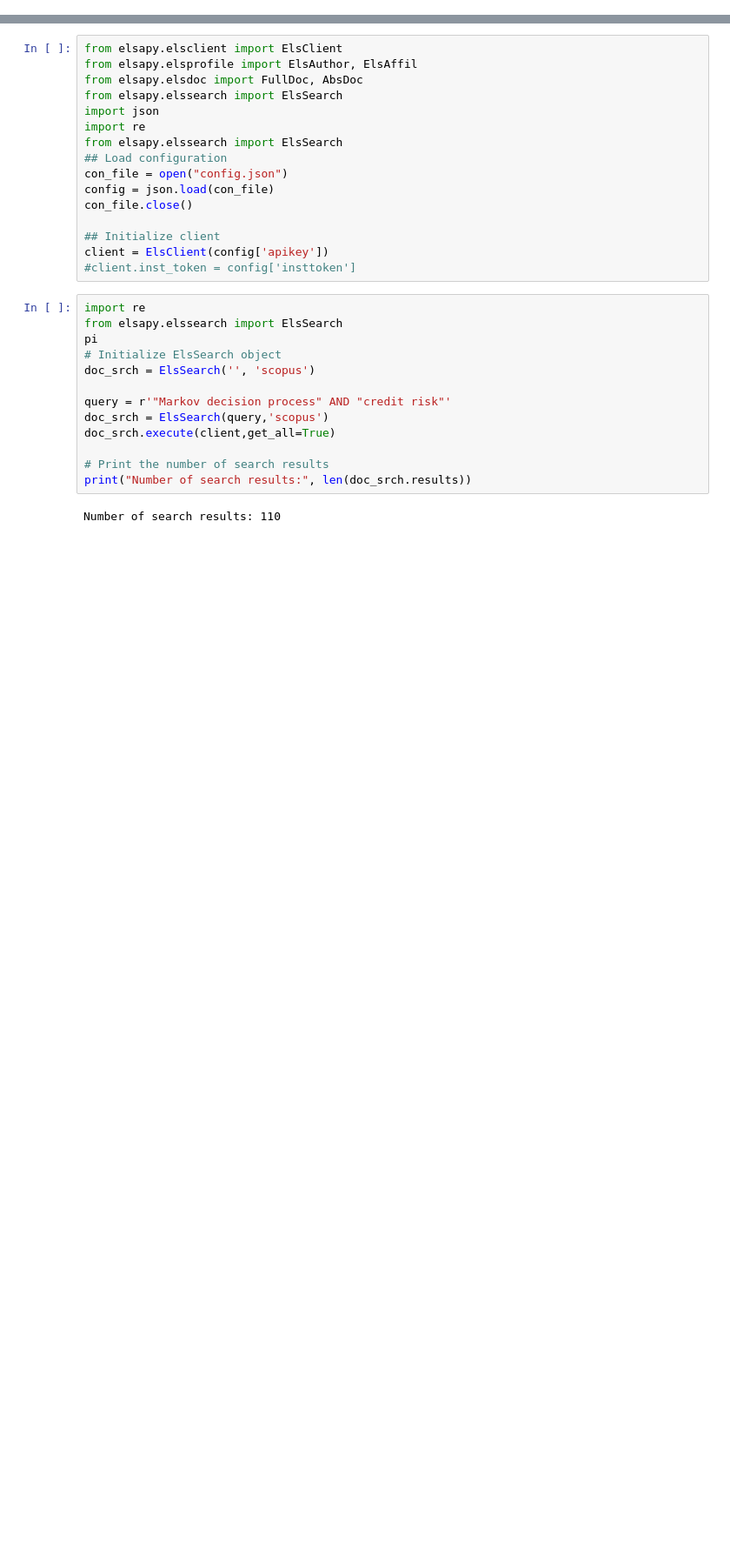
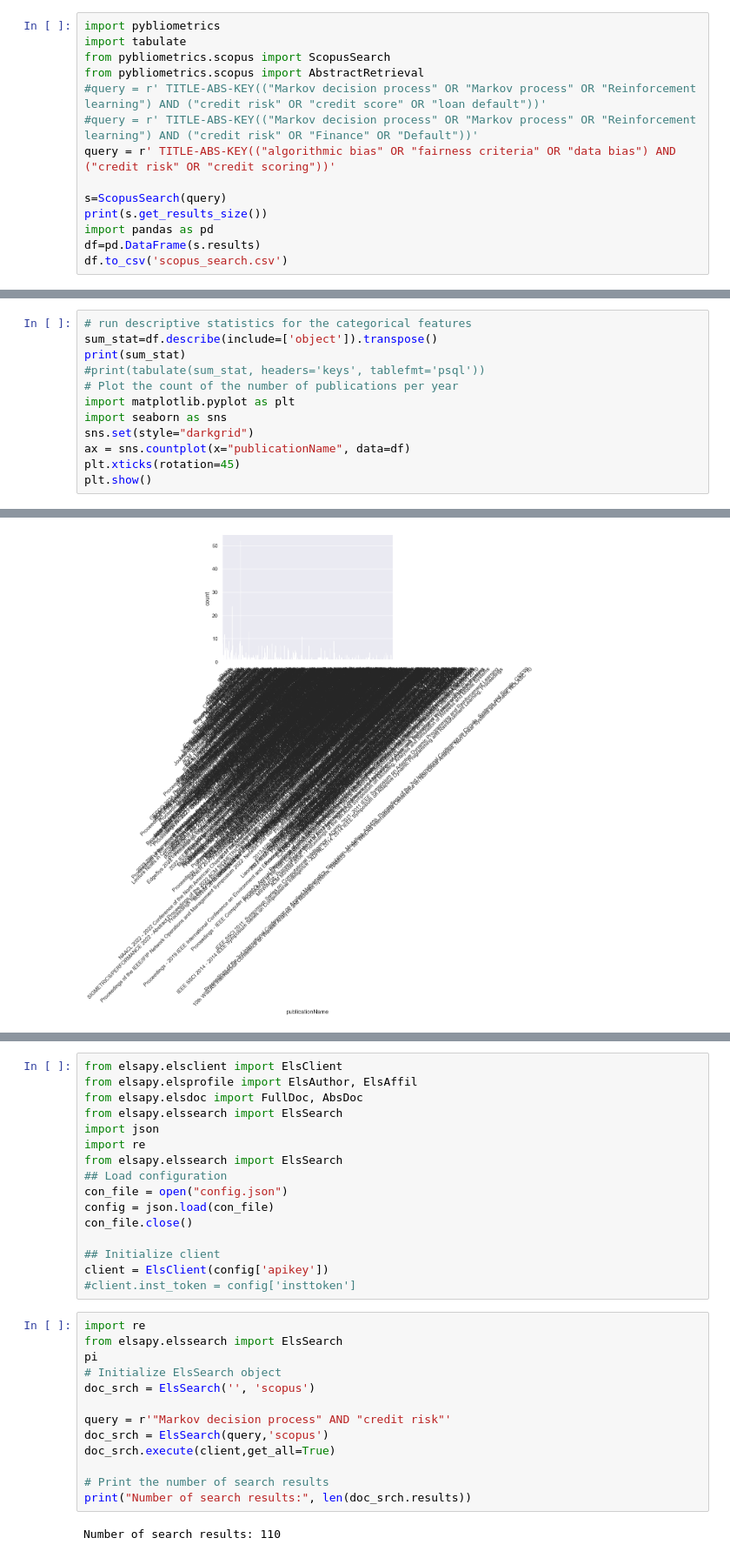
Before and after one commit to quinfer/proj-ai1, a Jupyter notebook: scopus_search.ipynb, the cells around one changed output, grey strips where cells are left out. Shown at 87% size. Saved outputs shown, nothing was run; the diff lists cells and outputs as text; blank space fills up the shorter version.

Commit message:
update to scopus and the use of gym for RL

```diff
--- a/scopus_search.ipynb
+++ b/scopus_search.ipynb
@@ -38,0 +4,14 @@ array(['Expert Systems with Applications', 'Omega (United Kingdom)',
+# %%
+import pybliometrics
+import tabulate
+from pybliometrics.scopus import ScopusSearch
+from pybliometrics.scopus import AbstractRetrieval
+#query = r' TITLE-ABS-KEY(("Markov decision process" OR "Markov process" OR "Reinforcement learning") AND ("credit risk" OR "credit score" OR "loan default"))'
+#query = r' TITLE-ABS-KEY(("Markov decision process" OR "Markov process" OR "Reinforcement learning") AND ("credit risk" OR "Finance" OR "Default"))'
+query = r' TITLE-ABS-KEY(("algorithmic bias" OR "fairness criteria" OR "data bias") AND ("credit risk" OR "credit scoring"))'
+
+s=ScopusSearch(query)
+print(s.get_results_size())
+import pandas as pd
+df=pd.DataFrame(s.results)
+df.to_csv('scopus_search.csv')
@@ -38,0 +60,13 @@ array(['Expert Systems with Applications', 'Omega (United Kingdom)',
+# %%
+# run descriptive statistics for the categorical features
+sum_stat=df.describe(include=['object']).transpose()
+print(sum_stat)
+#print(tabulate(sum_stat, headers='keys', tablefmt='psql'))
+# Plot the count of the number of publications per year
+import matplotlib.pyplot as plt
+import seaborn as sns
+sns.set(style="darkgrid")
+ax = sns.countplot(x="publicationName", data=df)
+plt.xticks(rotation=45)
+plt.show()
+# %% [output]
@@ -38,0 +90 @@ array(['Expert Systems with Applications', 'Omega (United Kingdom)',
+[figure, added]
```
Also changed, not shown: parts of 15 cells of this notebook, 3 other files.
